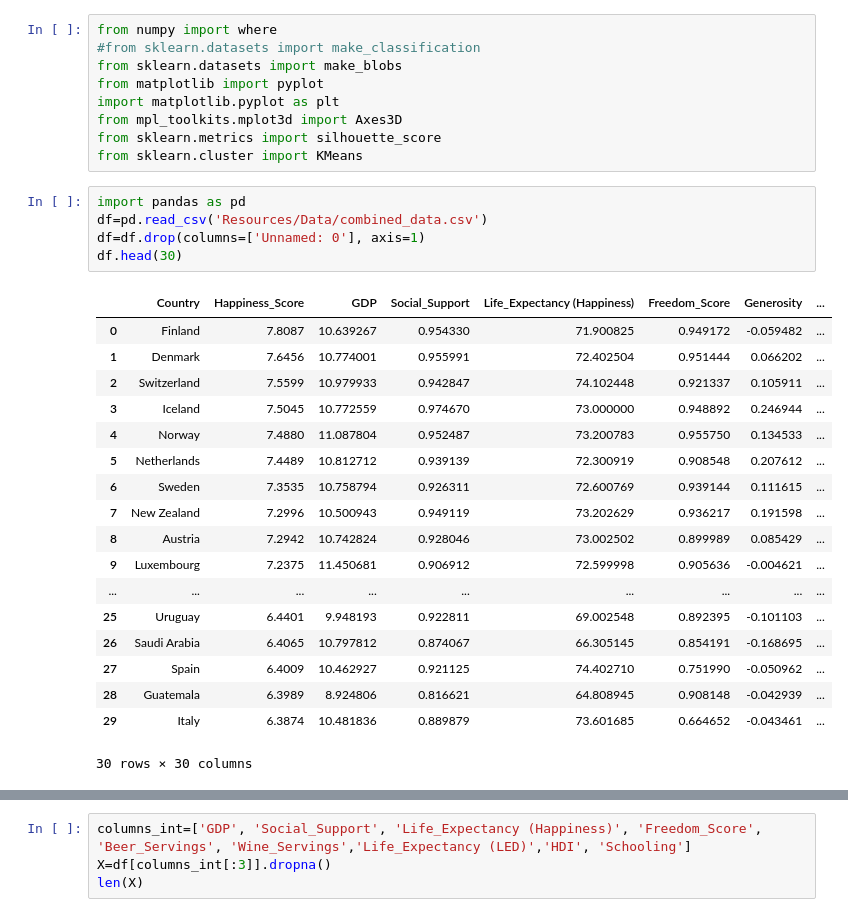
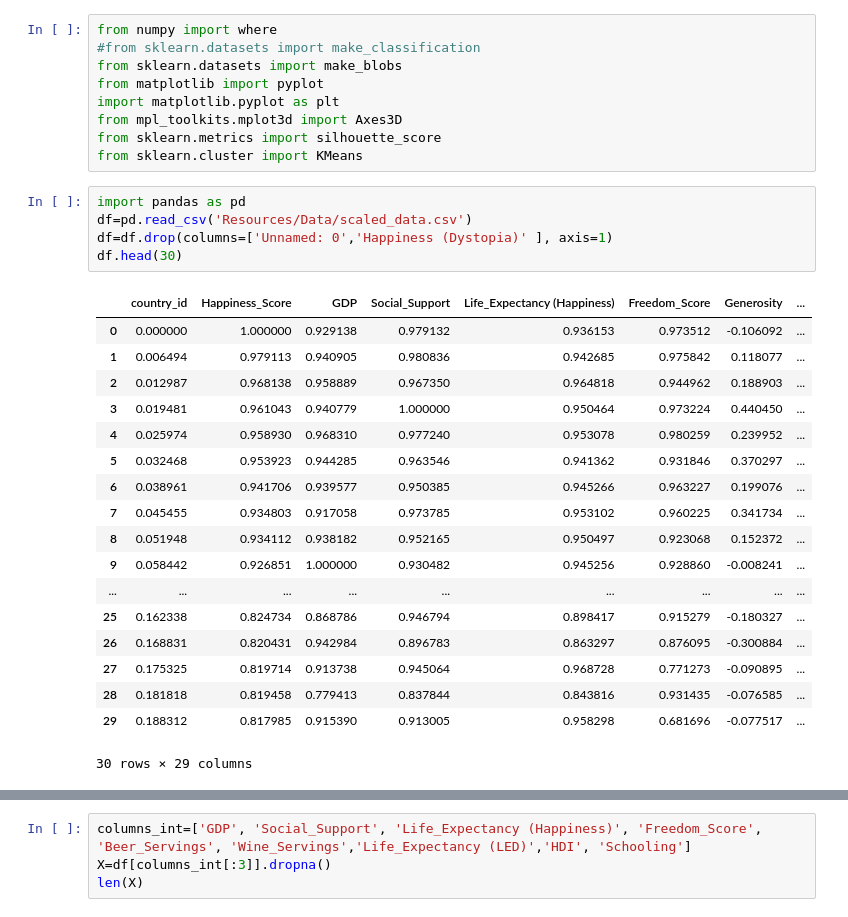
Before and after one commit to staceywai/Final-Project, a Jupyter notebook: Lauren_Cluster.ipynb, the cells around one changed output, grey strips where cells are left out. Drawn from its saved outputs; the diff is of its cells as text.

```diff
--- a/Lauren_Cluster.ipynb
+++ b/Lauren_Cluster.ipynb
@@ -16,28 +16,28 @@ from sklearn.metrics import silhouette_score
 from sklearn.cluster import KMeans
 # %%
 import pandas as pd
-df=pd.read_csv('Resources/Data/combined_data.csv')
-df=df.drop(columns=['Unnamed: 0'], axis=1)
+df=pd.read_csv('Resources/Data/scaled_data.csv')
+df=df.drop(columns=['Unnamed: 0','Happiness (Dystopia)' ], axis=1)
 df.head(30)
 # %% [output]
-|  | Country | Happiness_Score | GDP | Social_Support | Life_Expectancy (Happiness) | Freedom_Score | Generosity | ... |
-| 0 | Finland | 7.8087 | 10.639267 | 0.954330 | 71.900825 | 0.949172 | -0.059482 | ... |
-| 1 | Denmark | 7.6456 | 10.774001 | 0.955991 | 72.402504 | 0.951444 | 0.066202 | ... |
-| 2 | Switzerland | 7.5599 | 10.979933 | 0.942847 | 74.102448 | 0.921337 | 0.105911 | ... |
-| 3 | Iceland | 7.5045 | 10.772559 | 0.974670 | 73.000000 | 0.948892 | 0.246944 | ... |
-| 4 | Norway | 7.4880 | 11.087804 | 0.952487 | 73.200783 | 0.955750 | 0.134533 | ... |
-| 5 | Netherlands | 7.4489 | 10.812712 | 0.939139 | 72.300919 | 0.908548 | 0.207612 | ... |
-| 6 | Sweden | 7.3535 | 10.758794 | 0.926311 | 72.600769 | 0.939144 | 0.111615 | ... |
-| 7 | New Zealand | 7.2996 | 10.500943 | 0.949119 | 73.202629 | 0.936217 | 0.191598 | ... |
-| 8 | Austria | 7.2942 | 10.742824 | 0.928046 | 73.002502 | 0.899989 | 0.085429 | ... |
-| 9 | Luxembourg | 7.2375 | 11.450681 | 0.906912 | 72.599998 | 0.905636 | -0.004621 | ... |
+|  | country_id | Happiness_Score | GDP | Social_Support | Life_Expectancy (Happiness) | Freedom_Score | Generosity | ... |
+| 0 | 0.000000 | 1.000000 | 0.929138 | 0.979132 | 0.936153 | 0.973512 | -0.106092 | ... |
+| 1 | 0.006494 | 0.979113 | 0.940905 | 0.980836 | 0.942685 | 0.975842 | 0.118077 | ... |
+| 2 | 0.012987 | 0.968138 | 0.958889 | 0.967350 | 0.964818 | 0.944962 | 0.188903 | ... |
+| 3 | 0.019481 | 0.961043 | 0.940779 | 1.000000 | 0.950464 | 0.973224 | 0.440450 | ... |
+| 4 | 0.025974 | 0.958930 | 0.968310 | 0.977240 | 0.953078 | 0.980259 | 0.239952 | ... |
+| 5 | 0.032468 | 0.953923 | 0.944285 | 0.963546 | 0.941362 | 0.931846 | 0.370297 | ... |
+| 6 | 0.038961 | 0.941706 | 0.939577 | 0.950385 | 0.945266 | 0.963227 | 0.199076 | ... |
+| 7 | 0.045455 | 0.934803 | 0.917058 | 0.973785 | 0.953102 | 0.960225 | 0.341734 | ... |
+| 8 | 0.051948 | 0.934112 | 0.938182 | 0.952165 | 0.950497 | 0.923068 | 0.152372 | ... |
+| 9 | 0.058442 | 0.926851 | 1.000000 | 0.930482 | 0.945256 | 0.928860 | -0.008241 | ... |
 | ... | ... | ... | ... | ... | ... | ... | ... | ... |
-| 25 | Uruguay | 6.4401 | 9.948193 | 0.922811 | 69.002548 | 0.892395 | -0.101103 | ... |
-| 26 | Saudi Arabia | 6.4065 | 10.797812 | 0.874067 | 66.305145 | 0.854191 | -0.168695 | ... |
-| 27 | Spain | 6.4009 | 10.462927 | 0.921125 | 74.402710 | 0.751990 | -0.050962 | ... |
-| 28 | Guatemala | 6.3989 | 8.924806 | 0.816621 | 64.808945 | 0.908148 | -0.042939 | ... |
-| 29 | Italy | 6.3874 | 10.481836 | 0.889879 | 73.601685 | 0.664652 | -0.043461 | ... |
+| 25 | 0.162338 | 0.824734 | 0.868786 | 0.946794 | 0.898417 | 0.915279 | -0.180327 | ... |
+| 26 | 0.168831 | 0.820431 | 0.942984 | 0.896783 | 0.863297 | 0.876095 | -0.300884 | ... |
+| 27 | 0.175325 | 0.819714 | 0.913738 | 0.945064 | 0.968728 | 0.771273 | -0.090895 | ... |
+| 28 | 0.181818 | 0.819458 | 0.779413 | 0.837844 | 0.843816 | 0.931435 | -0.076585 | ... |
+| 29 | 0.188312 | 0.817985 | 0.915390 | 0.913005 | 0.958298 | 0.681696 | -0.077517 | ... |
-30 rows × 30 columns
+30 rows × 29 columns
 # %%
 df.corr().style.background_gradient()
 # %% [output]
```
Also changed, not shown: parts of 3 cells of this notebook, 3 other files.
